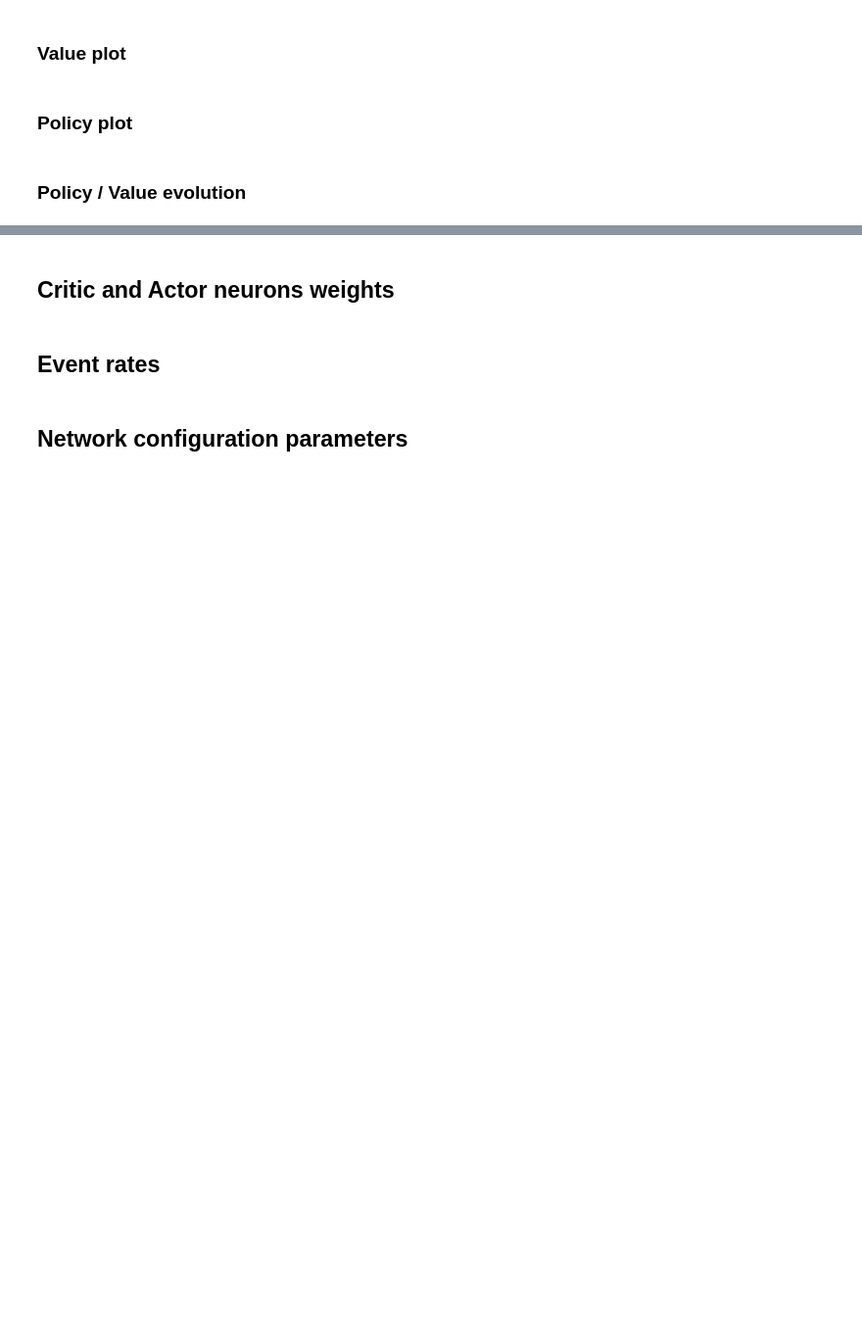
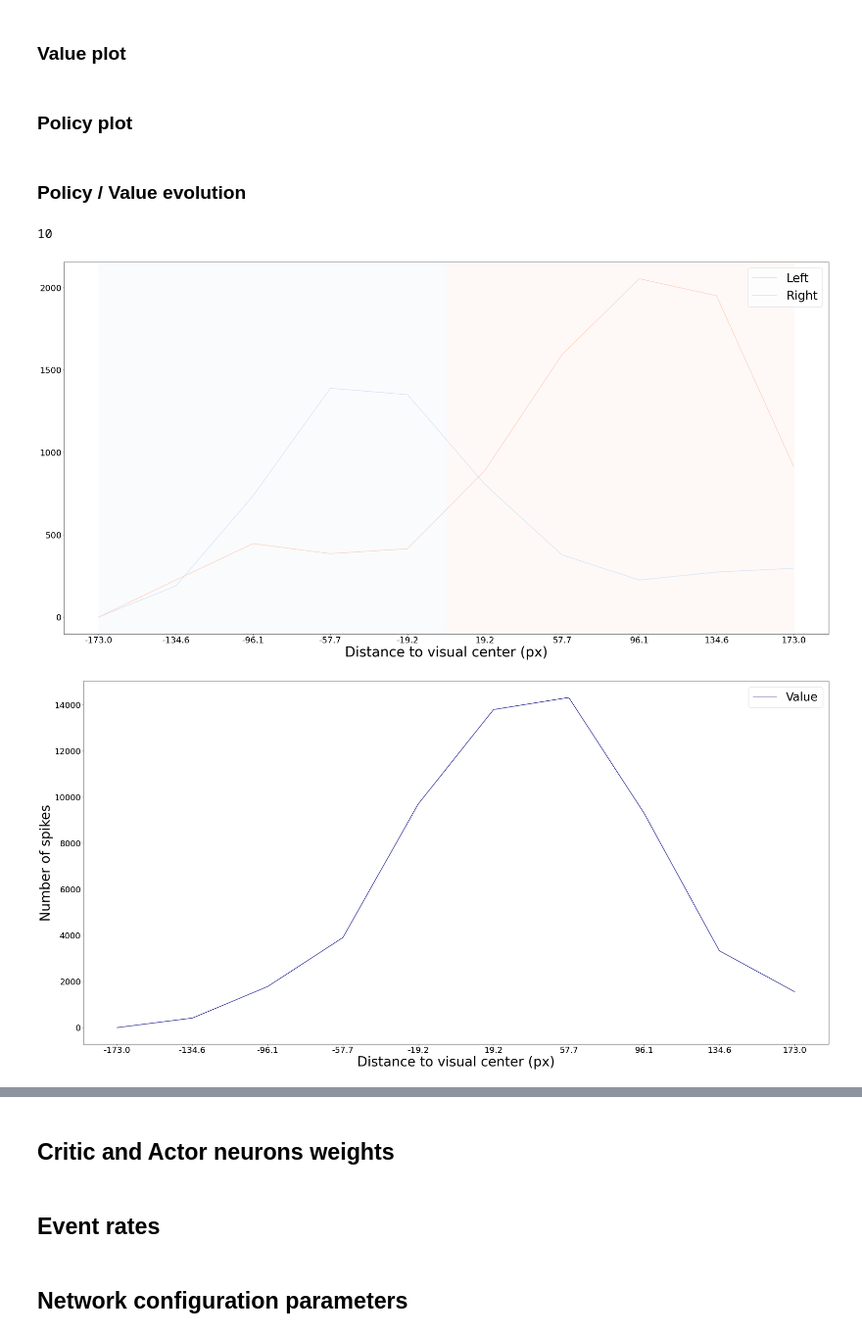
Before and after one commit to comsee-research/Neuvisys-analysis, a Jupyter notebook: Neuvisys.ipynb, the cells around one changed output, grey strips where cells are left out. Shown at 98% size. Drawn from its saved outputs; the diff is of its cells as text; code cells hidden in the pictures; blank space fills up the shorter version.

Commit message:
inhibition

```diff
--- a/Neuvisys.ipynb
+++ b/Neuvisys.ipynb
@@ -293,5 +299,20 @@ policy_plot(spinet, 50, ["clockwise", "counterclockwise"])
 # %% [markdown]
 ### Policy / Value evolution
 # %%
-# scores = validation_tracking_plot("/home/thomas/Networks/simulation/rl/tracking_task/article/save/")
-scores = validation_stabilisation_plot("/home/thomas/Networks/simulation/rl/orientation_task/article/save/")
+# network_path = "/home/thomas/Networks/simulation/rl/tracking_task/article/save_old/"
+# network_path = "/home/thomas/Networks/simulation/rl/orientation_task/article/save/"
+
+network_path = "/home/thomas/Networks/simulation/rl_inhibition/tracking_task/"
+
+# binsize = 57
+binsize = 250
+values, policies, scores = value_policy_evaluation(network_path, binsize, 2)
+
+# validation_plot(network_path, ["Left", "Right"], 255)
+# %%
+# validation_plot(values, policies, scores, ["Clockwise", "Counter-clockwise"])
+validation_plot(values, policies, scores, ["Left", "Right"], "tracking")
+# %% [output]
+10
+[figure, added]
+[figure, added]
```
Also changed, not shown: parts of 9 cells of this notebook, 1 other file.
